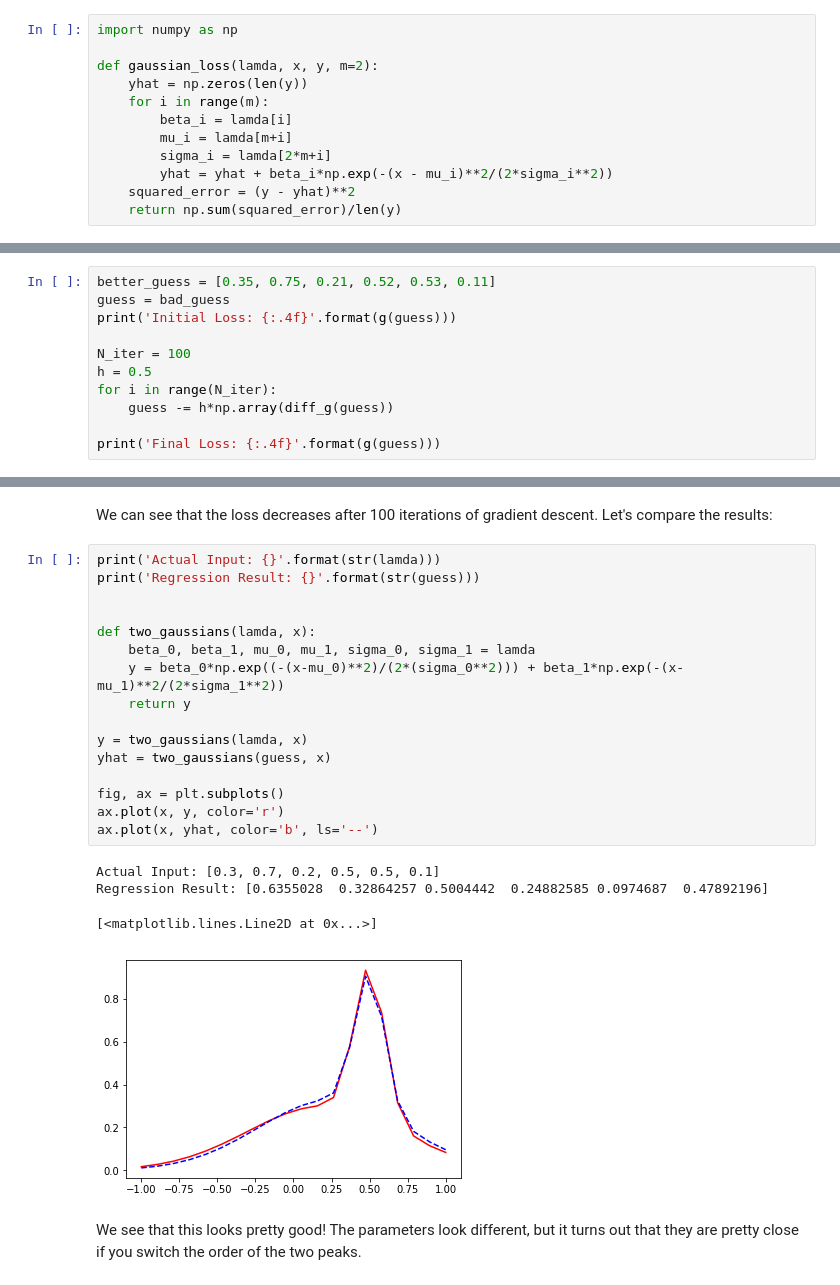
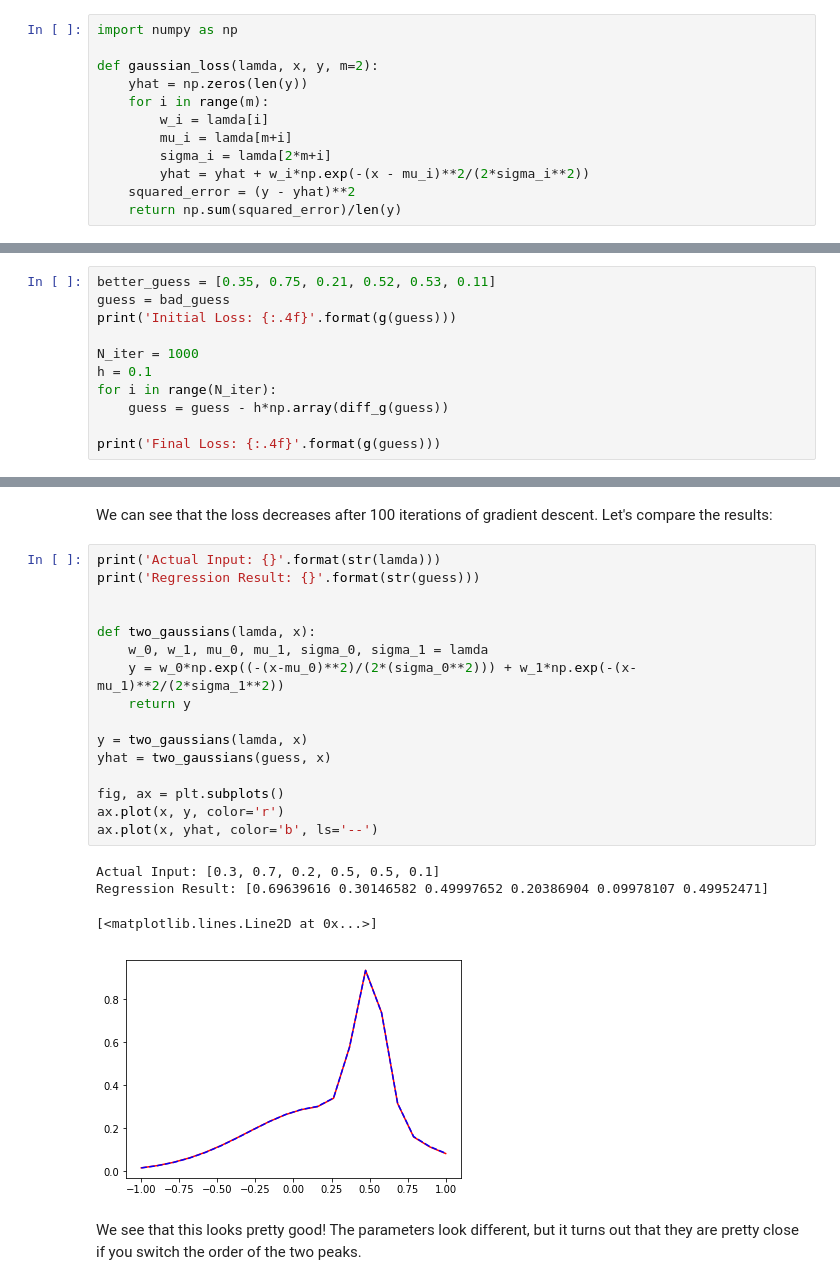
Before and after one commit to medford-group/data_analytics_ChE, a Jupyter notebook: 1-numerical_methods/lecture-numerical_optimization.ipynb, the cells around one changed output, grey strips where cells are left out. Cells and saved outputs as stored; diff of their text form.

```diff
--- a/1-numerical_methods/lecture-numerical_optimization.ipynb
+++ b/1-numerical_methods/lecture-numerical_optimization.ipynb
@@ -82,10 +82,10 @@ import numpy as np
 def gaussian_loss(lamda, x, y, m=2):
     yhat = np.zeros(len(y))
     for i in range(m):
-        beta_i = lamda[i]
+        w_i = lamda[i]
         mu_i = lamda[m+i]
         sigma_i = lamda[2*m+i]
-        yhat = yhat + beta_i*np.exp(-(x - mu_i)**2/(2*sigma_i**2))
+        yhat = yhat + w_i*np.exp(-(x - mu_i)**2/(2*sigma_i**2))
     squared_error = (y - yhat)**2
     return np.sum(squared_error)/len(y)
 # %% [markdown]
@@ -156,10 +168,10 @@ better_guess = [0.35, 0.75, 0.21, 0.52, 0.53, 0.11]
 guess = bad_guess
 print('Initial Loss: {:.4f}'.format(g(guess)))
 
-N_iter = 100
-h = 0.5
+N_iter = 1000
+h = 0.1
 for i in range(N_iter):
-    guess -= h*np.array(diff_g(guess))
+    guess = guess - h*np.array(diff_g(guess))
 
 print('Final Loss: {:.4f}'.format(g(guess)))
 # %% [output]
@@ -170,24 +182,24 @@ We can see that the loss decreases after 100 iterations of gradient descent. Let
 # %%
 print('Actual Input: {}'.format(str(lamda)))
 print('Regression Result: {}'.format(str(guess)))
 
 
 def two_gaussians(lamda, x):
-    beta_0, beta_1, mu_0, mu_1, sigma_0, sigma_1 = lamda
-    y = beta_0*np.exp((-(x-mu_0)**2)/(2*(sigma_0**2))) + beta_1*np.exp(-(x-mu_1)**2/(2*sigma_1**2))
+    w_0, w_1, mu_0, mu_1, sigma_0, sigma_1 = lamda
+    y = w_0*np.exp((-(x-mu_0)**2)/(2*(sigma_0**2))) + w_1*np.exp(-(x-mu_1)**2/(2*sigma_1**2))
     return y
 
 y = two_gaussians(lamda, x)
 yhat = two_gaussians(guess, x)
 
 fig, ax = plt.subplots()
 ax.plot(x, y, color='r')
 ax.plot(x, yhat, color='b', ls='--')
 # %% [output]
 Actual Input: [0.3, 0.7, 0.2, 0.5, 0.5, 0.1]
-Regression Result: [0.6355028  0.32864257 0.5004442  0.24882585 0.0974687  0.47892196]
+Regression Result: [0.69639616 0.30146582 0.49997652 0.20386904 0.09978107 0.49952471]
 [<matplotlib.lines.Line2D at 0x...>]
-[figure, old version]
+[figure, new version]
 # %% [markdown]
 We see that this looks pretty good! The parameters look different, but it turns out that they are pretty close if you switch the order of the two peaks.
 # %% [markdown]
```
Also changed, not shown: parts of 9 cells of this notebook, 2 other files.
